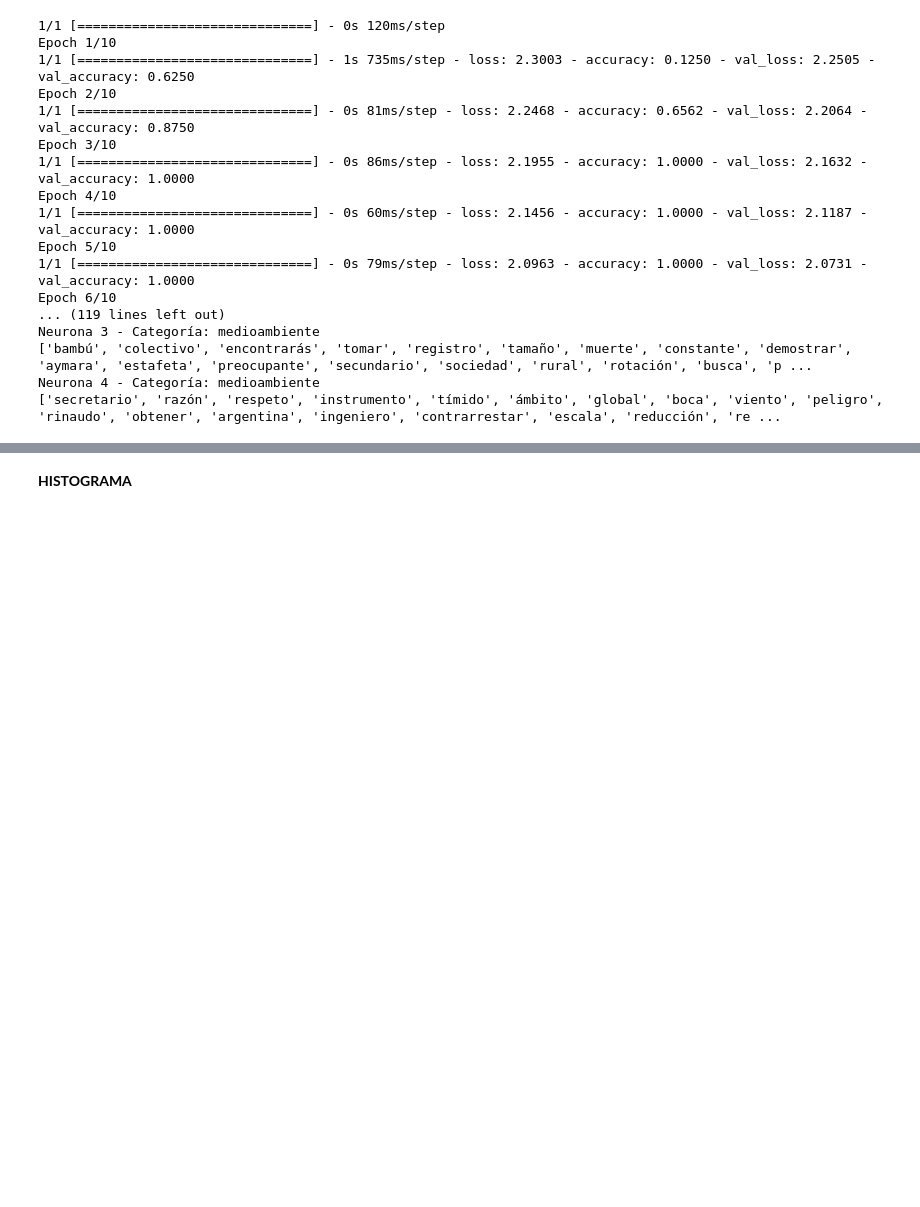
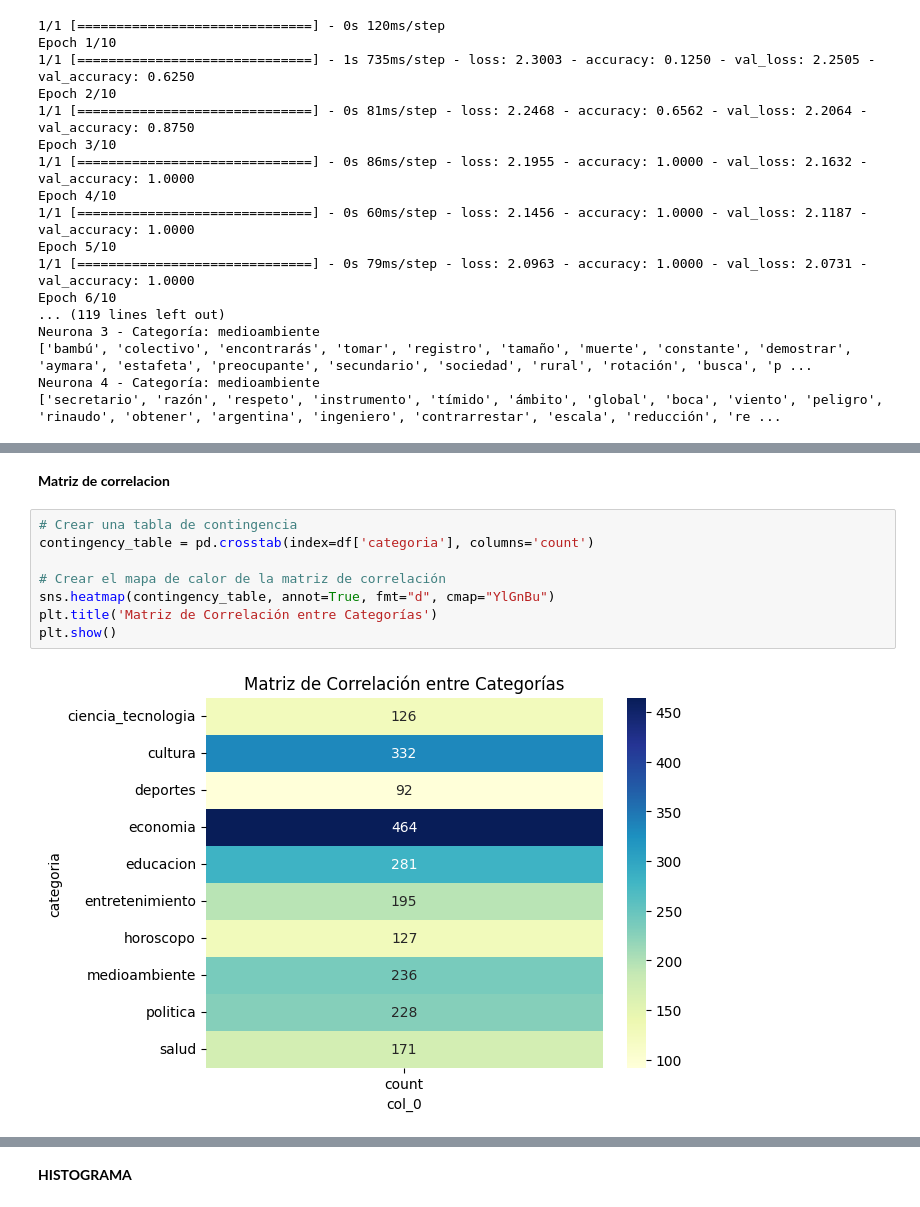
Before and after one commit to pablonicolasr/pps, a Jupyter notebook: Redes_neuronales.ipynb, the cells around one changed output, grey strips where cells are left out. Saved outputs shown, nothing was run; the diff lists cells and outputs as text; blank space fills up the shorter version.

```diff
--- a/Redes_neuronales.ipynb
+++ b/Redes_neuronales.ipynb
@@ -381,0 +527,12 @@ for categoria, corr_matrix in corr_matrices_por_categoria.items():
+# %% [markdown]
+**Matriz de correlacion**
+# %%
+# Crear una tabla de contingencia
+contingency_table = pd.crosstab(index=df['categoria'], columns='count')
+
+# Crear el mapa de calor de la matriz de correlación
+sns.heatmap(contingency_table, annot=True, fmt="d", cmap="YlGnBu")
+plt.title('Matriz de Correlación entre Categorías')
+plt.show()
+# %% [output]
+[figure, added]
```
Also changed, not shown: parts of 18 cells of this notebook.
